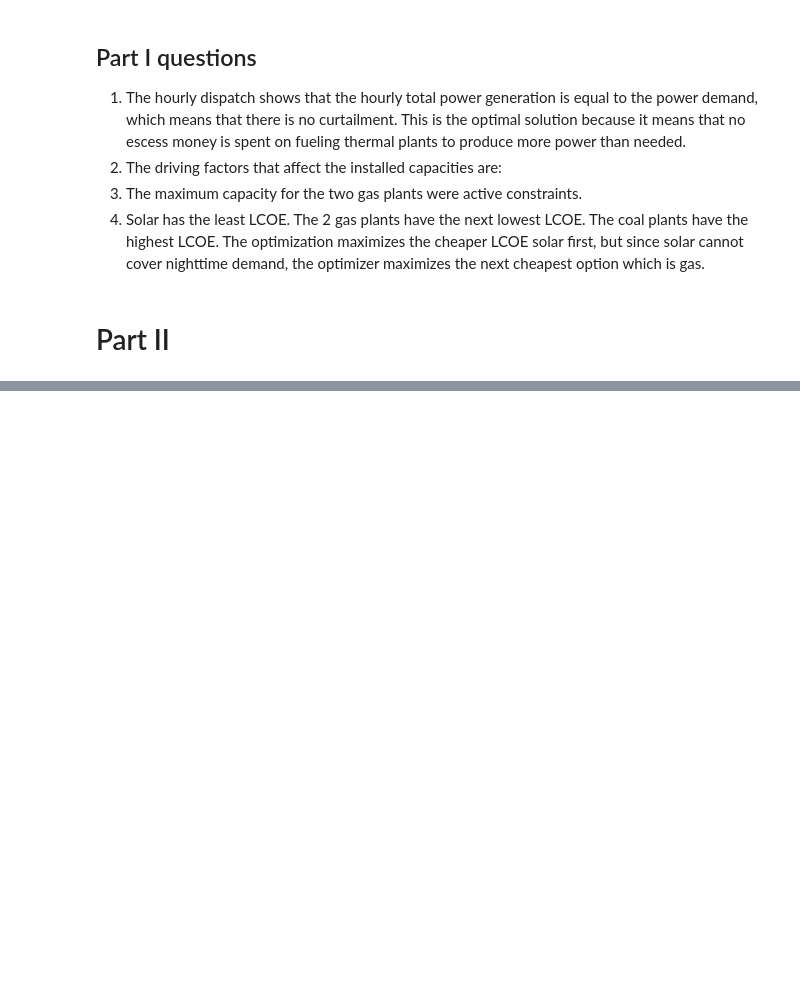
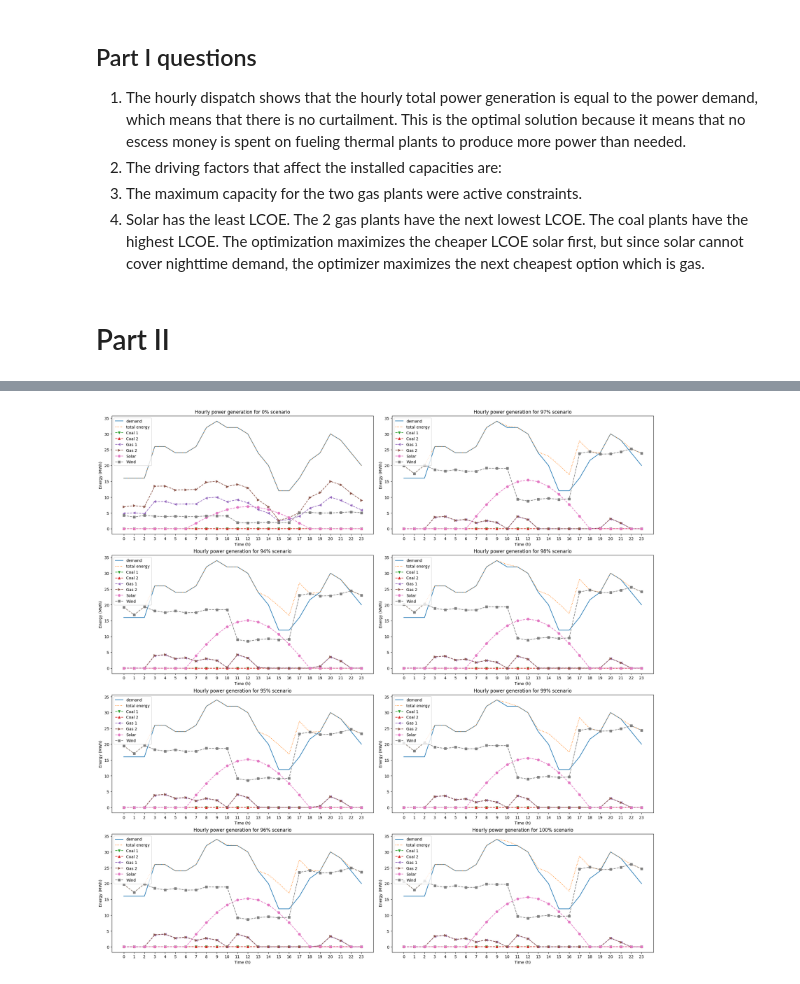
Before and after one commit to WeiLuya/mae119_code, a Jupyter notebook: hw2/hw2.ipynb, the cells around one changed output, grey strips where cells are left out. Drawn from its saved outputs; the diff is of its cells as text; code cells hidden in the pictures; blank space fills up the shorter version.

```diff
--- a/hw2/hw2.ipynb
+++ b/hw2/hw2.ipynb
@@ -288,0 +310,20 @@ Text(0.5, 1.0, 'Curtainment (for each scenario)')
+# %%
+# baseline analysis
+fig, ax = plt.subplots(4, 2, layout='constrained', figsize=(20, 20))
+
+markers = ['v', '^', '<', '>', 'o', 's']
+for i in range(8):
+    n = i%4
+    m = i//4
+    ax[n, m].plot(t, d, label='demand')
+    ax[n, m].plot(t, np.sum(power_generation_2[i, :, :], axis=0), ls=':', label='total energy')
+    for j in range(6):
+        ax[n, m].plot(t, power_generation_2[i, j, :], ls='--', marker=markers[j], label=power_plants[j])
+
+    ax[n, m].set_title(f'Hourly power generation for {RPS_constraints[i]:.0%} scenario')
+    ax[n, m].set_xlabel('Time (h)')
+    ax[n, m].set_xticks(t)
+    ax[n, m].set_ylabel('Energy (MWh)')
+    ax[n, m].legend(loc='upper left')
+# %% [output]
+[figure, added]
```
Also changed, not shown: parts of 11 cells of this notebook.
